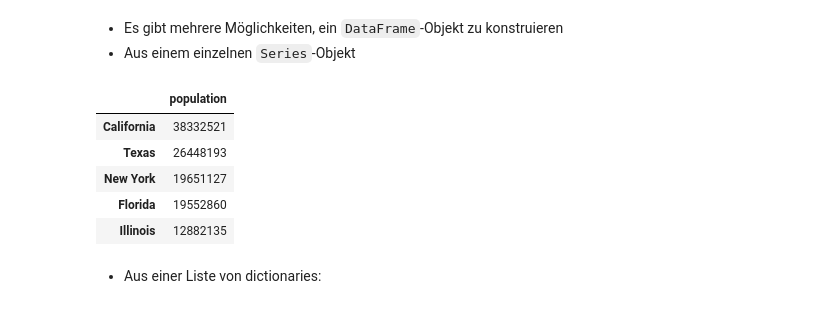
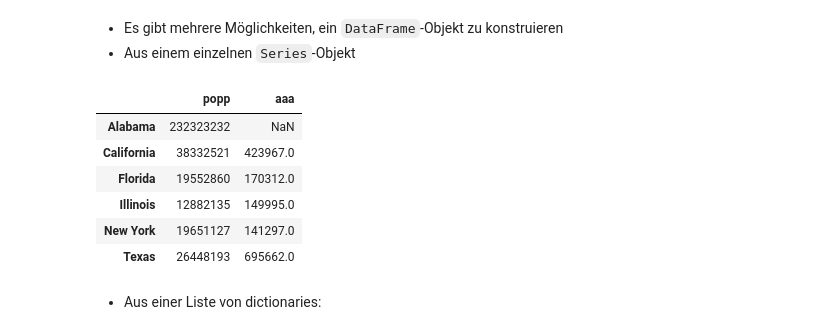
Before and after one commit to dpinezich/python-course-23-ugz, a Jupyter notebook: 03-python-advanced/02-examples/51-pandas/51-pandas.ipynb, the cells around one changed output. Cells and saved outputs as stored; diff of their text form; code cells hidden in the pictures.

Commit message:
added data

```diff
--- a/03-python-advanced/02-examples/51-pandas/51-pandas.ipynb
+++ b/03-python-advanced/02-examples/51-pandas/51-pandas.ipynb
@@ -126,14 +126,15 @@ Index(['population', 'area'], dtype='object')
 * Es gibt mehrere Möglichkeiten, ein `DataFrame`-Objekt zu konstruieren
  * Aus einem einzelnen `Series`-Objekt
 # %%
-pd.DataFrame(population, columns=["population"])
+pd.DataFrame({'popp': population,'aaa': area})
 # %% [output]
-|  | population |
-| California | 38332521 |
-| Texas | 26448193 |
-| New York | 19651127 |
-| Florida | 19552860 |
-| Illinois | 12882135 |
+|  | popp | aaa |
+| Alabama | 232323232 | NaN |
+| California | 38332521 | 423967.0 |
+| Florida | 19552860 | 170312.0 |
+| Illinois | 12882135 | 149995.0 |
+| New York | 19651127 | 141297.0 |
+| Texas | 26448193 | 695662.0 |
 # %% [markdown]
 * Aus einer Liste von dictionaries:
 # %%
```
Also changed, not shown: parts of 25 cells of this notebook, 4 other files.
